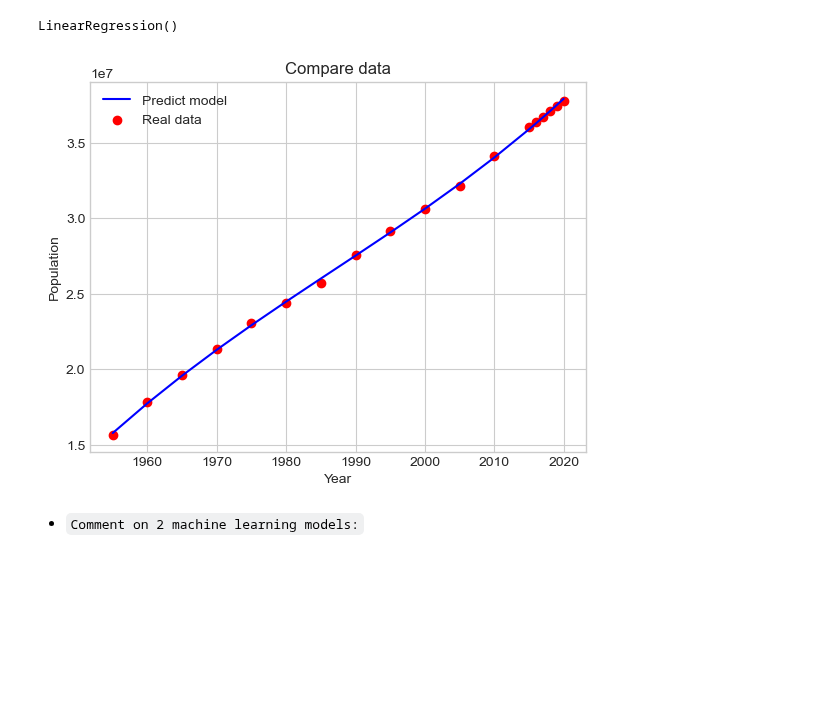
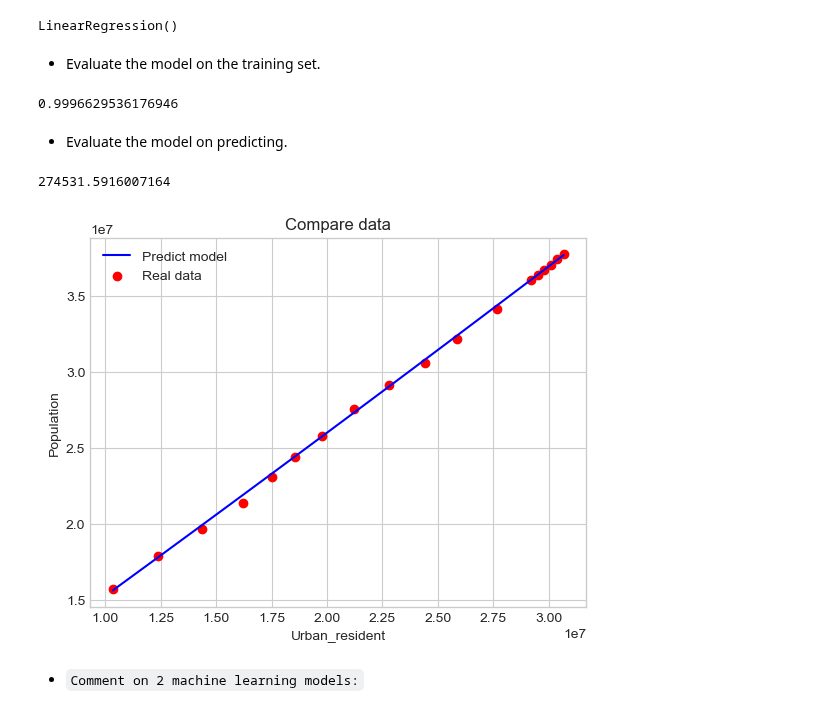
Before and after one commit to HoDangCao/Data-collection-and-population-analysis-of-Asia-and-North-America, a Jupyter notebook: broadcasting.ipynb, the cells around one changed output. Drawn from its saved outputs; the diff is of its cells as text; code cells hidden in the pictures; blank space fills up the shorter version.

Commit message:
update model 2.0

```diff
--- a/broadcasting.ipynb
+++ b/broadcasting.ipynb
@@ -742,20 +691,26 @@ Polynomial regression.
 # %%
 needPredict = listField[2]
 countryPredict = listCountry[1]
-dataField = listField[1]
+dataField = listField[5]
 # %%
-# getDataForPLLinear(countryName,fieldPredict,fieldData):
 data1, result1 = getDataForPLLinear(countryPredict,needPredict,dataField)
 
-X = np.copy(data1)
+X2 = np.copy(data1)
 y = np.copy(result1)
-X = np.array(X).reshape(-1,1)
+X2 = np.array(X2).reshape(-1,1)
 y = np.array(y).reshape(-1,1)
 # %%
-poly_reg = PolynomialFeatures(degree = 4) #Random degree
-X_poly = poly_reg.fit_transform(X)
+poly_reg = PolynomialFeatures(degree = 2) #Random degree
+X_poly = poly_reg.fit_transform(X2)
+X_poly_train, X_poly_test, y_train, y_test = train_test_split(X_poly, y, test_size = 0.3, random_state = 1)
 # %%
 lin_reg_2 = LinearRegression()
-lin_reg_2.fit(X_poly, y)
+lin_reg_2.fit(X_poly_train, y_train)
 # %% [output]
 LinearRegression()
+# %% [markdown]
+- Evaluate the model on the training set.
+# %%
+lin_reg_2.score(X_poly_train, y_train)
+# %% [output]
+0.9996629536176946
@@ -762,13 +719,20 @@ LinearRegression()
+# %% [markdown]
+- Evaluate the model on predicting.
+# %%
+np.sqrt(mean_squared_error(y_test,yPolyPreds))
+# %% [output]
+274531.5916007164
 # %%
-plt.scatter(X, y, color = 'red',label = 'Real data' )
-plt.plot(X, lin_reg_2.predict(X_poly), color = 'blue', label = 'Predict model')
+yPolyPredsAll = lin_reg_2.predict(X_poly)
+plt.scatter(X2, y, color = 'red',label = 'Real data' )
+plt.plot(X2, yPolyPredsAll, color = 'blue', label = 'Predict model')
 plt.title('Compare data')
-plt.xlabel(listField[1])
-plt.ylabel(listField[2])
+plt.xlabel(dataField)
+plt.ylabel(needPredict)
 plt.legend()
 plt.show()
 # %% [output]
-[figure, old version]
+[figure, new version]
 # %% [markdown]
 - `Comment on 2 machine learning models:`
 # %% [markdown]
```
Also changed, not shown: parts of 48 cells of this notebook.
